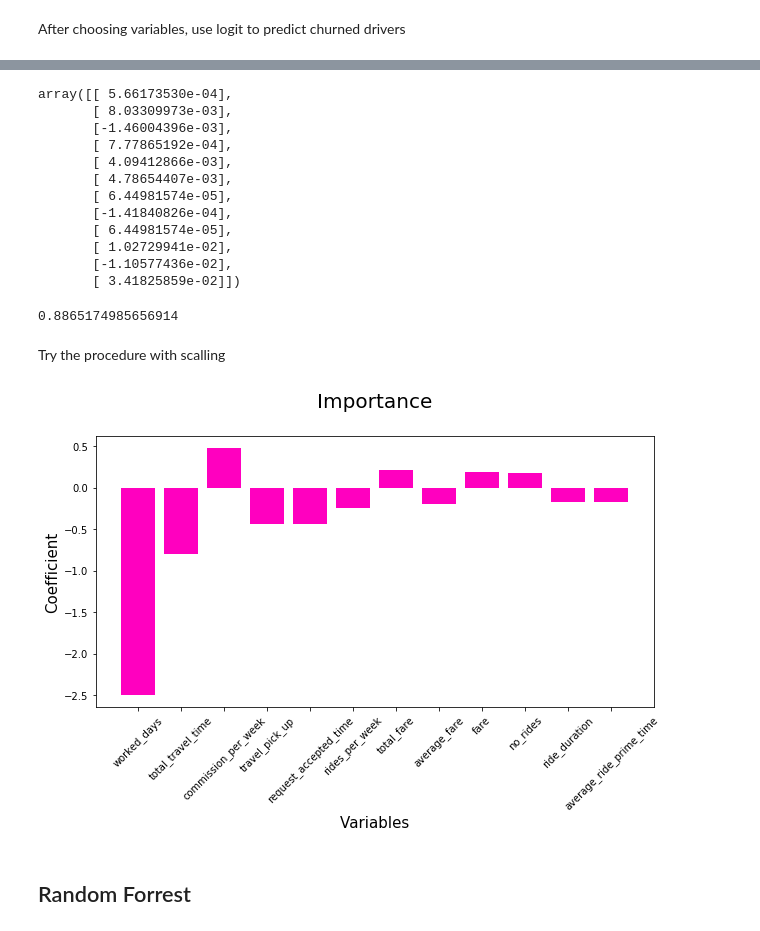
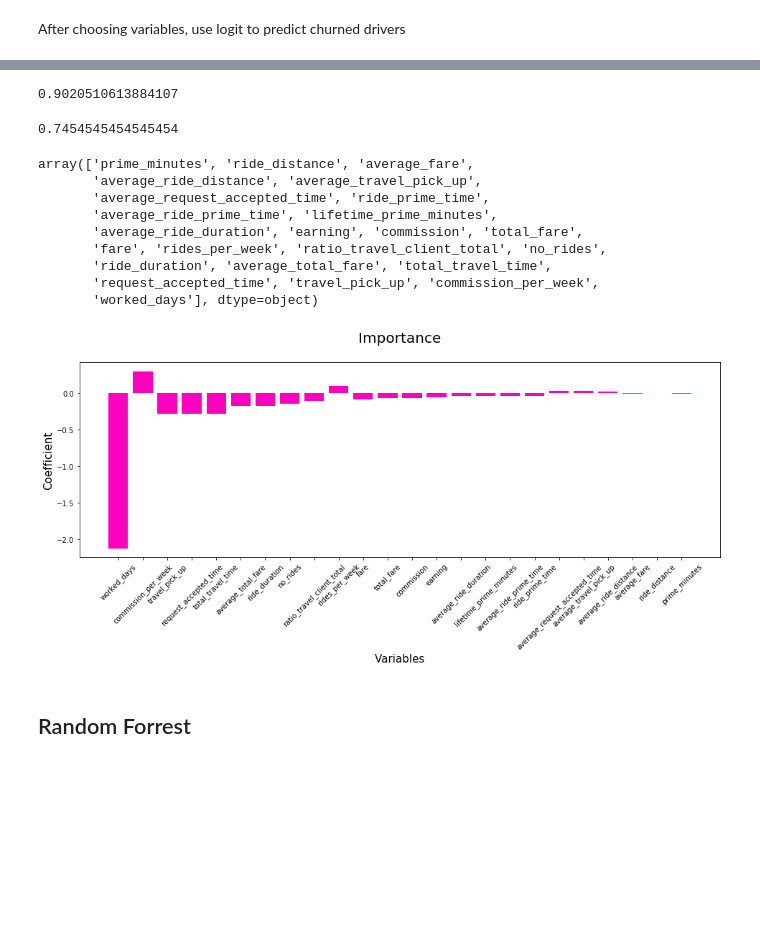
Before and after one commit to hoang777/fun_stuff, a Jupyter notebook: Untitled.ipynb, the cells around one changed output, grey strips where cells are left out. Saved outputs shown, nothing was run; the diff lists cells and outputs as text; code cells hidden in the pictures; blank space fills up the shorter version.

```diff
--- a/Untitled.ipynb
+++ b/Untitled.ipynb
@@ -576,4 +592,14 @@ Since the 2n PC explains less than 1% of variance, we will look only at the 1st
 # Predicting the Churn with Logistic Regression and Random Forrest
 # %% [markdown]
 ## Logit
+# %%
+analytics = driver_id[['churn','commission', 'fare',
+       'prime_minutes', 'ride_distance', 'ride_duration', 'total_fare',
+        'no_rides', 'average_fare', 'average_ride_distance',
+       'average_ride_duration', 'average_ride_prime_time',
+       'average_total_fare', 'request_accepted_time',
+       'total_travel_time', 'travel_pick_up', 'average_request_accepted_time',
+       'ride_prime_time', 'average_travel_pick_up', 'worked_days',
+       'rides_per_week', 'commission_per_week', 'ratio_travel_client_total',
+       'earning', 'lifetime_prime_minutes']]
 # %%
@@ -588,6 +616,0 @@ y = heat['churn']
-# %%
-X = heat[['fare',
-       'ride_duration', 'total_fare', 'no_rides', 'average_fare',
-       'average_ride_prime_time', 'request_accepted_time', 'total_travel_time',
-       'travel_pick_up', 'rides_per_week', 'worked_days',
-       'commission_per_week']]
@@ -601,0 +617,4 @@ Index(['fare', 'ride_duration', 'total_fare', 'no_rides', 'average_fare',
+# %%
+scaler = StandardScaler()
+
+X = scaler.fit_transform(X)
@@ -615,49 +698,53 @@ accuracy_score(y, predictions)
-# %%
-np.transpose(model.coef_)
-# %% [output]
-array([[ 5.66173530e-04],
-       [ 8.03309973e-03],
-       [-1.46004396e-03],
-       [ 7.77865192e-04],
-       [ 4.09412866e-03],
-       [ 4.78654407e-03],
-       [ 6.44981574e-05],
-       [-1.41840826e-04],
-       [ 6.44981574e-05],
-       [ 1.02729941e-02],
-       [-1.10577436e-02],
-       [ 3.41825859e-02]])
-# %%
-logit1 = LogisticRegressionCV(penalty = 'l1', cv = 5, solver = 'liblinear')
-logit2 = LogisticRegressionCV(penalty = 'l2', cv = 5, solver = 'liblinear')
 # %%
-cross_val_score(logit2, x, y, scoring = "accuracy", cv = 10).mean()
+cross_val_score(logregL2, X, y, scoring = "accuracy", cv = 10).mean()
 # %% [output]
-0.8865174985656914
+0.9020510613884107
-# %% [markdown]
-Try the procedure with scalling
+# %%
+cross_val_score(logregL2, X, y, scoring = "recall", cv = 5).mean()
+# %% [output]
+0.7454545454545454
+# %%
+cross.columns[indices][0]
+# %% [output]
+array(['prime_minutes', 'ride_distance', 'average_fare',
+       'average_ride_distance', 'average_travel_pick_up',
+       'average_request_accepted_time', 'ride_prime_time',
+       'average_ride_prime_time', 'lifetime_prime_minutes',
+       'average_ride_duration', 'earning', 'commission', 'total_fare',
+       'fare', 'rides_per_week', 'ratio_travel_client_total', 'no_rides',
+       'ride_duration', 'average_total_fare', 'total_travel_time',
+       'request_accepted_time', 'travel_pick_up', 'commission_per_week',
+       'worked_days'], dtype=object)
 # %%
-scaler = StandardScaler()
-
-Xs = scaler.fit_transform(X)
+cross = analytics[['commission', 'fare',
+       'prime_minutes', 'ride_distance', 'ride_duration', 'total_fare',
+        'no_rides', 'average_fare', 'average_ride_distance',
+       'average_ride_duration', 'average_ride_prime_time',
+       'average_total_fare', 'request_accepted_time',
+       'total_travel_time', 'travel_pick_up', 'average_request_accepted_time',
+       'ride_prime_time', 'average_travel_pick_up', 'worked_days',
+       'rides_per_week', 'commission_per_week', 'ratio_travel_client_total',
+       'earning', 'lifetime_prime_minutes']]
+cross_matrix=cross.as_matrix()
+Xs = scaler.fit_transform(cross_matrix)
 
 model = logit2.fit(Xs, y)
 
 predictions = model.predict(Xs)
 
 feat_importance = model.coef_
 
 indices = np.argsort(np.absolute(feat_importance))
 
-plt.figure(figsize = (10, 5))
+plt.figure(figsize = (16, 5))
 plt.title("Importance\n", fontsize = 20)
 plt.bar(range(Xs.shape[1]), feat_importance[0][indices][0][::-1], align="center",color = "#ff00bf")
 plt.xlabel('Variables', size = 15)
 plt.ylabel('Coefficient', size = 15)
-plt.xticks(range(X.shape[1]), X.columns[indices][0][::-1], rotation=45)
+plt.xticks(range(cross.shape[1]), cross.columns[indices][0][::-1], rotation=45)
 plt.show()
 # %% [output]
-[figure, old version]
+[figure, new version]
 # %% [markdown]
 ## Random Forrest
 # %% [markdown]
```
Also changed, not shown: parts of 23 cells of this notebook.
